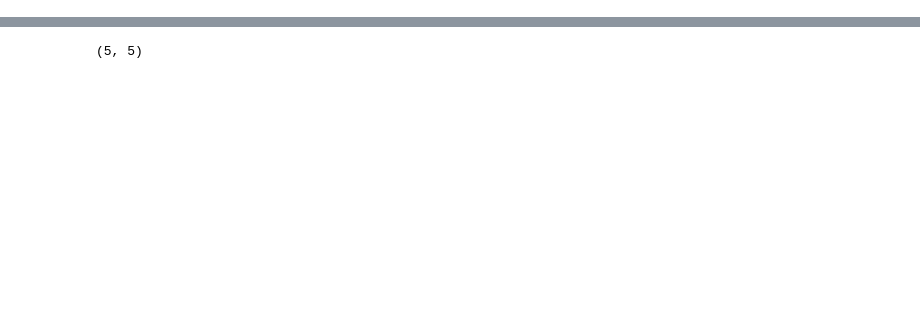
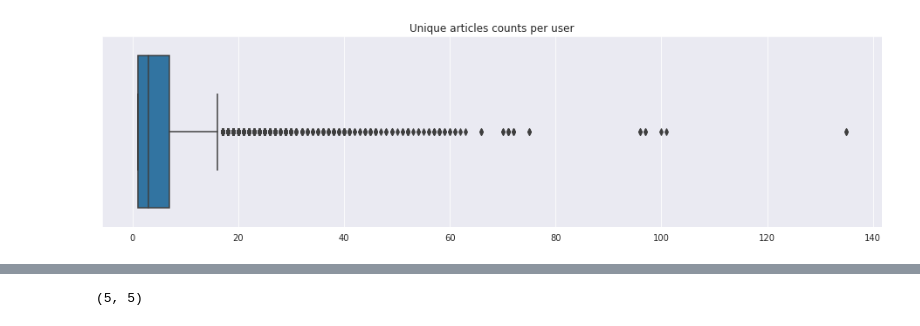
Before and after one commit to SolanaO/Recommendation_Systems, a Jupyter notebook: Recommendations_with_IBM.ipynb, the cells around one changed output, grey strips where cells are left out. Saved outputs shown, nothing was run; the diff lists cells and outputs as text; code cells hidden in the pictures; blank space fills up the shorter version.

```diff
--- a/Recommendations_with_IBM.ipynb
+++ b/Recommendations_with_IBM.ipynb
@@ -41,4 +42,15 @@ from sklearn.feature_extraction.text import TfidfVectorizer
 from sklearn.metrics.pairwise import linear_kernel
+# %%
+# Import visualization packages and libraries
+
+import matplotlib.pyplot as plt
+%matplotlib inline
+
+# Choose style and color palette
+import seaborn as sns
+sns.set_style("darkgrid")
+
+colors = sns.color_palette('PuBuGn')
 # %%
 # Use 2 decimal places in output display
 pd.set_option("display.precision", 2)
@@ -229,0 +314,11 @@ The maximum number of user-article interactions by any user is 364.
+# %%
+# Boxplot for the unique articles count accessed by each user
+plt.figure(figsize=(16,4))
+
+ax = sns.boxplot(x=articles_per_user['unique_articles_count'])
+
+plt.title('Unique articles counts per user')
+plt.xlabel('')
+plt.show()
+# %% [output]
+[figure, added]
```
Also changed, not shown: parts of 102 cells of this notebook.
